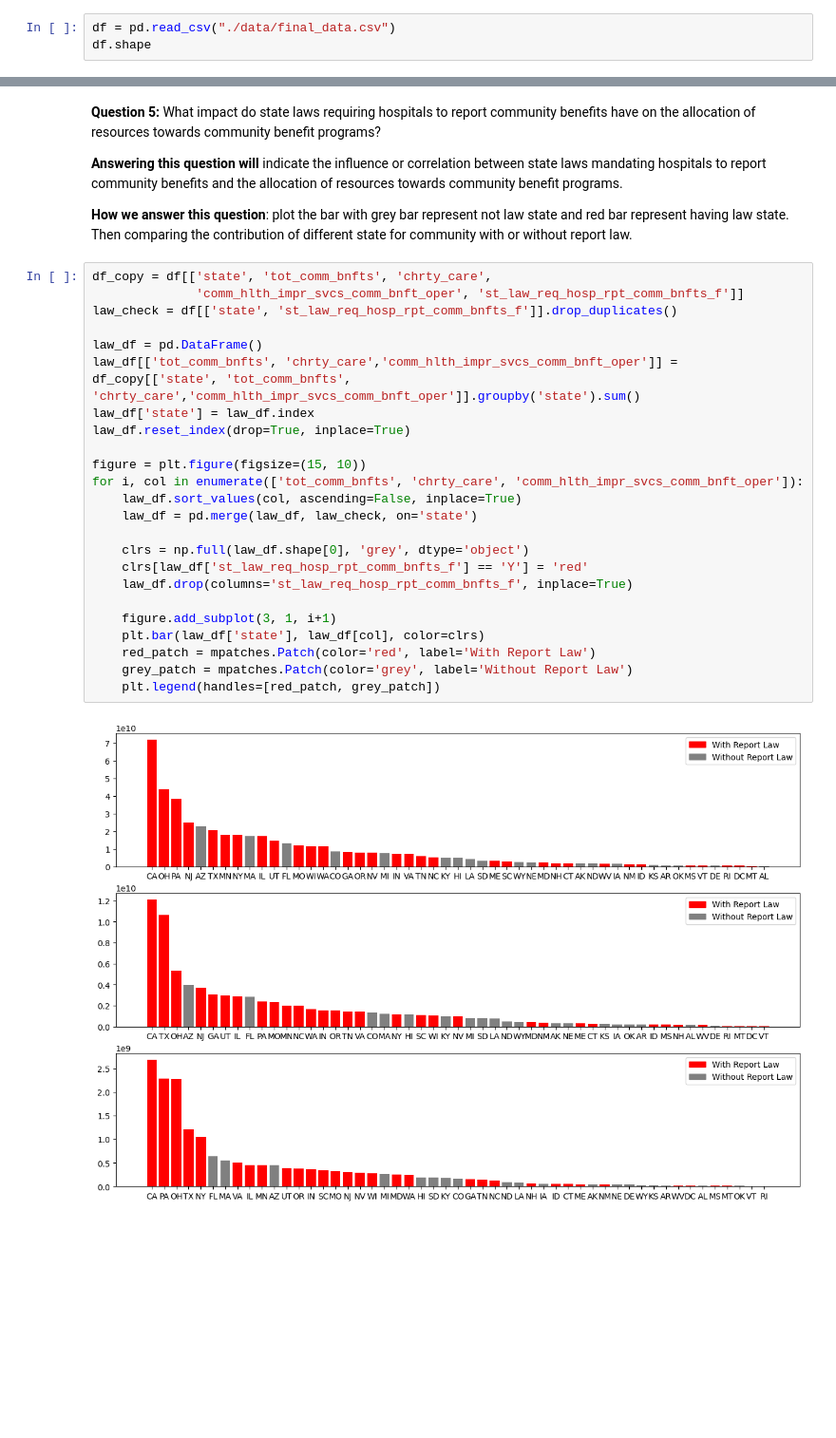
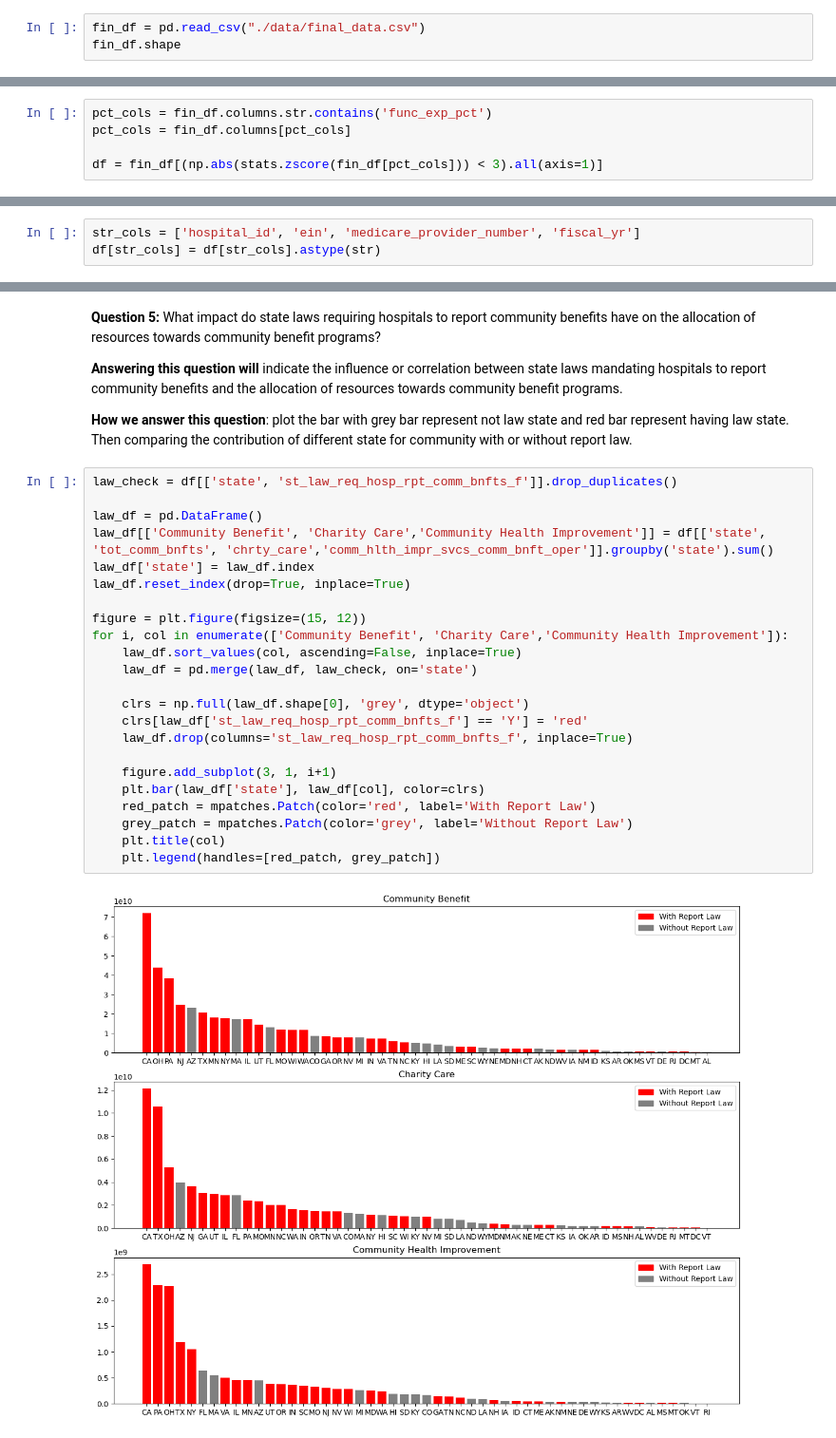
Before and after one commit to gigachad0209/Final-Project---NMKHDL, a Jupyter notebook: eda.ipynb, the cells around one changed output, grey strips where cells are left out. Shown: that part at 95% size. Saved outputs shown, nothing was run; the diff lists cells and outputs as text; blank space fills up the shorter version.

```diff
--- a/eda.ipynb
+++ b/eda.ipynb
@@ -36,5 +39,5 @@ Read cleaned data from file
 # %%
-df = pd.read_csv("./data/final_data.csv")
-df.shape
+fin_df = pd.read_csv("./data/final_data.csv")
+fin_df.shape
 # %% [output]
 (3491, 37)
@@ -40,0 +46,5 @@ df.shape
+# %%
+pct_cols = fin_df.columns.str.contains('func_exp_pct')
+pct_cols = fin_df.columns[pct_cols]
+
+df = fin_df[(np.abs(stats.zscore(fin_df[pct_cols])) < 3).all(axis=1)]
@@ -41,3 +53,6 @@ df.shape
+# %%
+str_cols = ['hospital_id', 'ein', 'medicare_provider_number', 'fiscal_yr']
+df[str_cols] = df[str_cols].astype(str)
 # %% [markdown]
 ### Making questions
 # %% [markdown]
@@ -192,29 +224,28 @@ for container in ax.containers:
 
 **How we answer this question**: plot the bar with grey bar represent not law state and red bar represent having law state. Then comparing the contribution of different state for community with or without report law.
 # %%
-df_copy = df[['state', 'tot_comm_bnfts', 'chrty_care',
-              'comm_hlth_impr_svcs_comm_bnft_oper', 'st_law_req_hosp_rpt_comm_bnfts_f']]
 law_check = df[['state', 'st_law_req_hosp_rpt_comm_bnfts_f']].drop_duplicates()
 
 law_df = pd.DataFrame()
-law_df[['tot_comm_bnfts', 'chrty_care','comm_hlth_impr_svcs_comm_bnft_oper']] = df_copy[['state', 'tot_comm_bnfts', 'chrty_care','comm_hlth_impr_svcs_comm_bnft_oper']].groupby('state').sum()
+law_df[['Community Benefit', 'Charity Care','Community Health Improvement']] = df[['state', 'tot_comm_bnfts', 'chrty_care','comm_hlth_impr_svcs_comm_bnft_oper']].groupby('state').sum()
 law_df['state'] = law_df.index
 law_df.reset_index(drop=True, inplace=True)
 
-figure = plt.figure(figsize=(15, 10))
-for i, col in enumerate(['tot_comm_bnfts', 'chrty_care', 'comm_hlth_impr_svcs_comm_bnft_oper']):
+figure = plt.figure(figsize=(15, 12))
+for i, col in enumerate(['Community Benefit', 'Charity Care','Community Health Improvement']):
     law_df.sort_values(col, ascending=False, inplace=True)
     law_df = pd.merge(law_df, law_check, on='state')
 
     clrs = np.full(law_df.shape[0], 'grey', dtype='object')
     clrs[law_df['st_law_req_hosp_rpt_comm_bnfts_f'] == 'Y'] = 'red'
     law_df.drop(columns='st_law_req_hosp_rpt_comm_bnfts_f', inplace=True)
 
     figure.add_subplot(3, 1, i+1)
     plt.bar(law_df['state'], law_df[col], color=clrs)
     red_patch = mpatches.Patch(color='red', label='With Report Law')
     grey_patch = mpatches.Patch(color='grey', label='Without Report Law')
+    plt.title(col)
     plt.legend(handles=[red_patch, grey_patch])
 # %% [output]
-[figure, old version]
+[figure, new version]
 # %% [markdown]
```
Also changed, not shown: parts of 16 cells of this notebook.
